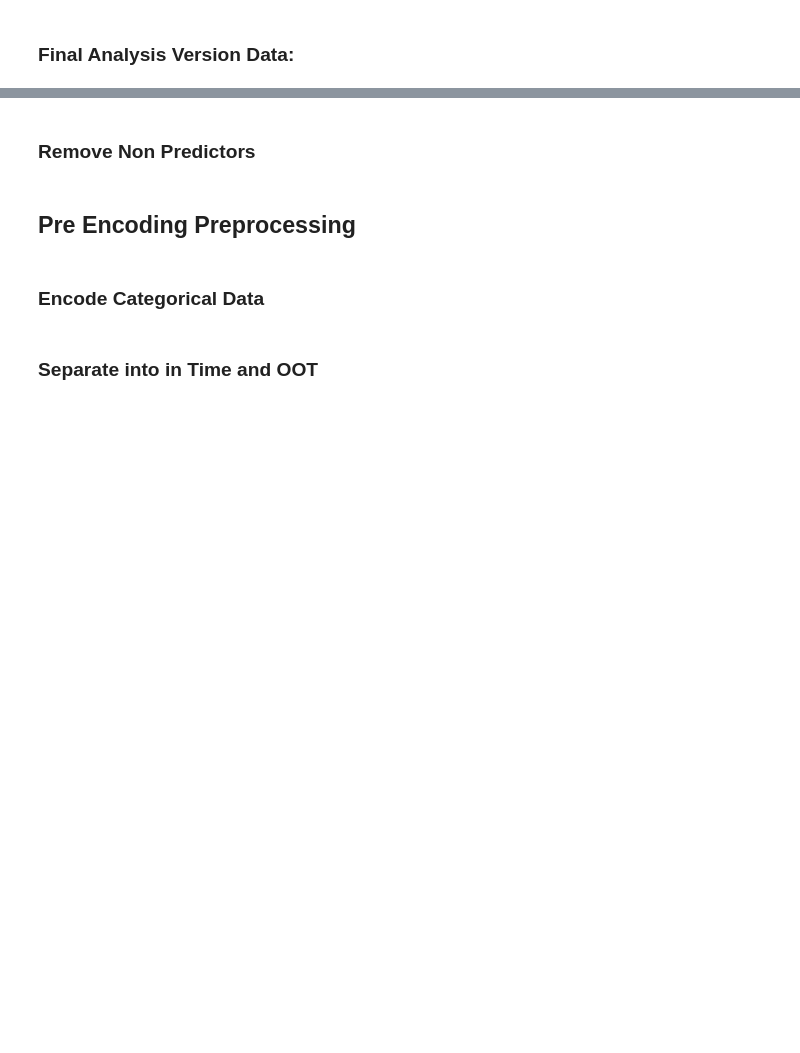
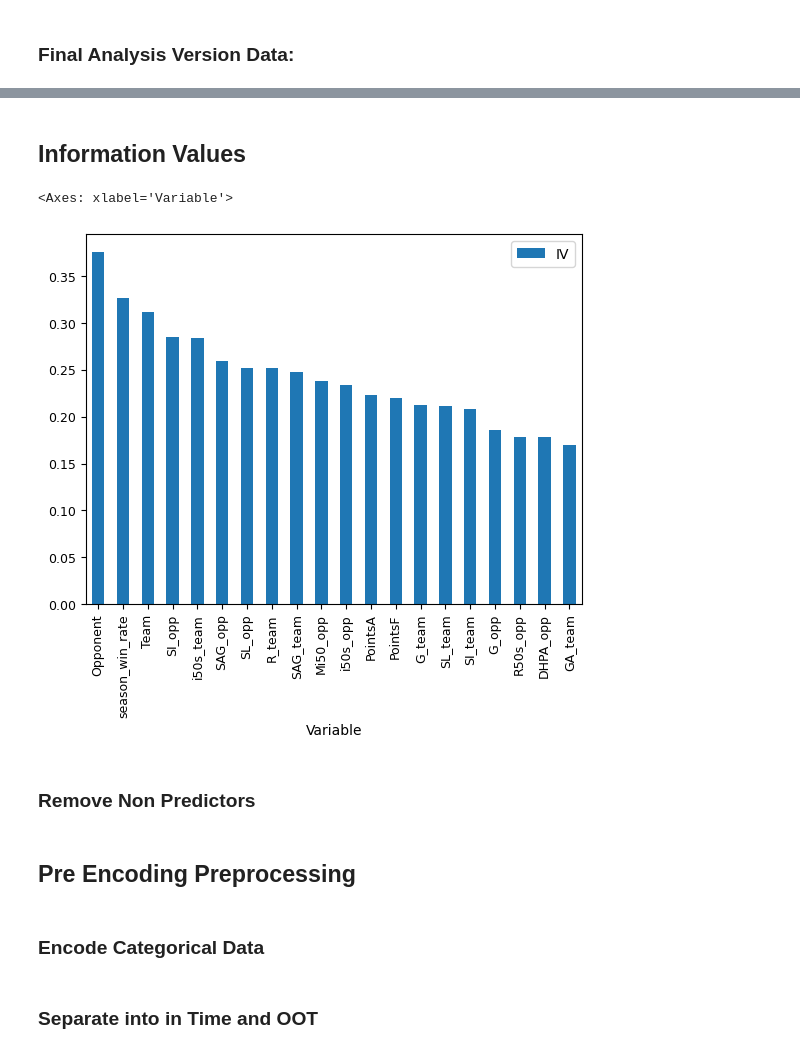
Before and after one commit to SpicyBolas/AFL-Analytics-Project, a Jupyter notebook: Analysis/Approach2_TopDownAverages_past5rounds.ipynb, the cells around one changed output, grey strips where cells are left out. Cells and saved outputs as stored; diff of their text form; code cells hidden in the pictures; blank space fills up the shorter version.

```diff
--- a/Analysis/Approach2_TopDownAverages_past5rounds.ipynb
+++ b/Analysis/Approach2_TopDownAverages_past5rounds.ipynb
@@ -56,3 +22,0 @@ df_matches['Round'].unique()
-# %%
-#Commonise the 'Round' Column
-df_matches.loc[(df_matches['Round']=='Qualifying Final')|(df_matches['Round']=='Elimination Final'),'Round'] = 'Finals Week 1'
@@ -148,3 +23,5 @@ df_matches_v3.loc[:,impute_cols] = df_matches_v3[impute_cols].fillna(df_matches_
+# %%
+df_matches_v3 = top_down_preproc(df_players,df_matches,2024) #Remove 2024 data
 # %% [markdown]
 ### Final Analysis Version Data:
 # %%
@@ -151,0 +43,3 @@ df_matches_v3
+# %%
+#Encode and split data (statsmodels version)
+df_ML_IT_sm,df_ML_OOT_sm,X_train_sm,y_train_sm,X_test_sm,y_test_sm = encode_split_data(df_matches_v3,encode=False)
@@ -152,3 +49,14 @@ df_matches_v3
+# %% [markdown]
+## Information Values
+# %%
+#Prepare data for IV by binning with 10% deciles
+X_train_sm_IV = decile_binning(X_train_sm)
+df_IV,Xout = IV_summary(pd.concat([X_train_sm_IV,y_train_sm],axis=1),'Outcome')
+# %%
+df_IV.head(20).plot.bar(x = 'Variable', y = 'IV', fontsize='9')
+# %% [output]
+<Axes: xlabel='Variable'>
+[figure, added]
 # %% [markdown]
 ### Remove Non Predictors
 # %%
```
Also changed, not shown: parts of 33 cells of this notebook, 2 other files.
